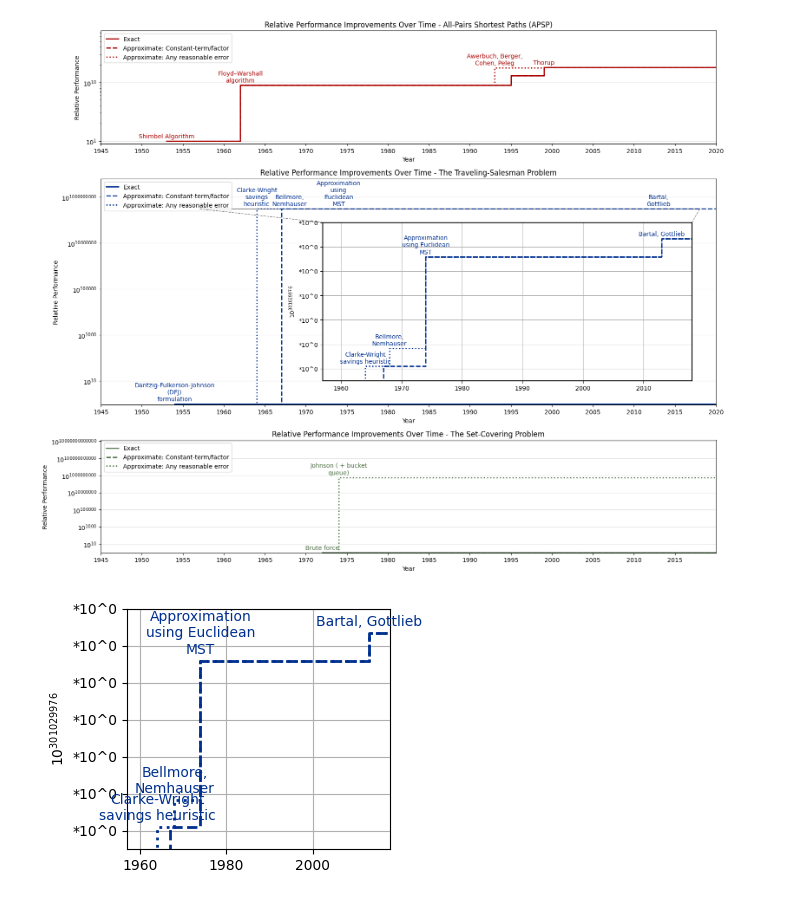
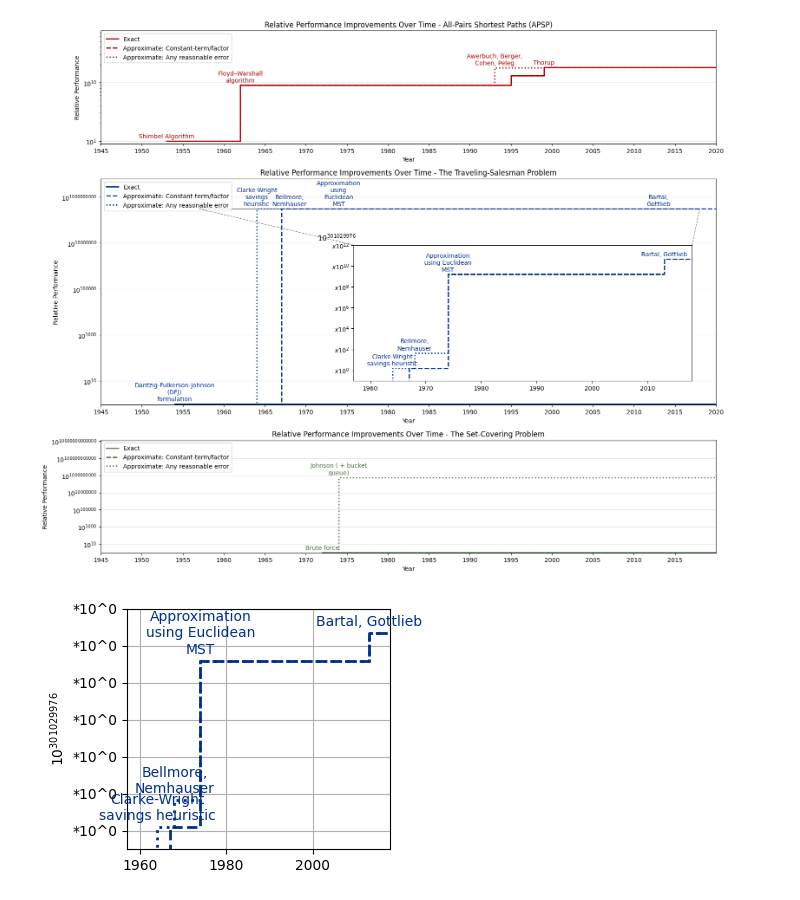
Before and after one commit to andrewlucasgs/approximation-algorithms, a Jupyter notebook: generate_figures.ipynb, the cells around one changed output. Drawn from its saved outputs; the diff is of its cells as text; code cells hidden in the pictures.

```diff
--- a/generate_figures.ipynb
+++ b/generate_figures.ipynb
@@ -460,11 +517,13 @@ axs[1].legend(['Exact', 'Approximate: Constant-term/factor', 'Approximate: Any r
 # Function to format y-tick labels as "*10^x"
 def format_ticks(value, tick_number):
     bottommost_y_value = 3.01029975e+08
-    exponent = int(np.log10(value / bottommost_y_value))
-    return f"*10^{exponent}"
+    exponent = int(value -bottommost_y_value) - 1
+    exponent = '{' + str(exponent) + '}'
+
+    return f"$x10^{exponent}$"
 
 # Create the inset plot with box
-ax_inset = inset_axes(axs[1], width="60%", height="70%", loc="lower right", borderpad=4)
+ax_inset = inset_axes(axs[1], width="55%", height="60%", loc="lower right", borderpad=4)
 
 # Plot the zoomed-in data on the inset
 plot_family_data(TSP_exact_filtered, TSP_constant_factor_filtered, TSP_any_error_filtered, 'TSP', colors[1], ax_inset)
@@ -478,19 +537,19 @@ ax_inset.set_yscale('linear')
 ax_inset.yaxis.set_major_formatter(FuncFormatter(format_ticks))
 
 # Set y-axis label to the bottommost tick label's power of 10
-ax_inset.set_ylabel(r"$10^{301029976}$")
+# ax_inset.set_ylabel(r"$10^{301029976}$", position=(0.5, 1.05), ha='center', va='center', orientation='horizontal')
+ax_inset.annotate(r"$10^{301029976}$", xy=(-0.05, 1.05), xycoords='axes fraction', ha='center', va='center', fontsize=12)
+
 # ax_inset.yaxis.set_label_position('top')  # Position y-label at the top
 
-# Optionally, customize the inset appearance (spine box)
-for spine in ax_inset.spines.values():
-    spine.set_edgecolor('black')
-    spine.set_linewidth(1.5)
+# remove y grid lines
+
+
 
 # Add zoom indicators between the inset and the main plot
 mark_inset(axs[1], ax_inset, loc1=2, loc2=1, fc="none", ec="0.5", linestyle='--')
 
 # Show grid on the inset for better visibility if needed
-ax_inset.grid(True)
 
 # Adjust tick parameters for better readability
 ax_inset.tick_params(axis='both', which='both', length=4)
@@ -500,34 +559,34 @@ ax_inset.tick_params(axis='both', which='both', length=4)
 SCP_exact_filtered = pd.read_csv('datasets/SCP_exact_filtered.csv')
 SCP_constant_factor_filtered = pd.read_csv('datasets/SCP_constant_factor_filtered.csv')
 SCP_any_error_filtered = pd.read_csv('datasets/SCP_any_error_filtered.csv')
 
 # Plot SCP data in the third row
 plot_family_data(SCP_exact_filtered, SCP_constant_factor_filtered, SCP_any_error_filtered, 'SCP', colors[2], axs[2])
 axs[2].set_xlabel('Year')
 axs[2].set_ylabel('Relative Performance')
 axs[2].set_title('Relative Performance Improvements Over Time - The Set-Covering Problem')
 axs[2].set_xlim(1945, 2020)
 axs[2].set_xticks(np.arange(1945, 2020, 5))
 axs[2].set_yscale('log')
 axs[2].margins(x=0, y=0.5)
 axs[2].legend()
 axs[2].set_ylim(bottom=0.9)
 axs[2].grid(True, which='major', axis='y', linestyle='-', color='#DDD')
 axs[2].legend(['Exact', 'Approximate: Constant-term/factor', 'Approximate: Any reasonable error'], loc='upper left')
 
 
 # Custom y-axis formatter for all plots
 for ax in axs:
     ax.yaxis.set_major_formatter(plt.FuncFormatter(y_format))
     ax.set_axisbelow(True)
 
 # Show the combined plot with inset
 plt.tight_layout()
 plt.savefig('figures/figure 3.png', bbox_inches='tight')
 
 plt.show()
 # %% [output]
-[figure, old version]
+[figure, new version]
 # %%
 # %% [output]
 [figure]
```
Also changed, not shown: parts of 2 cells of this notebook, 3 other files.
